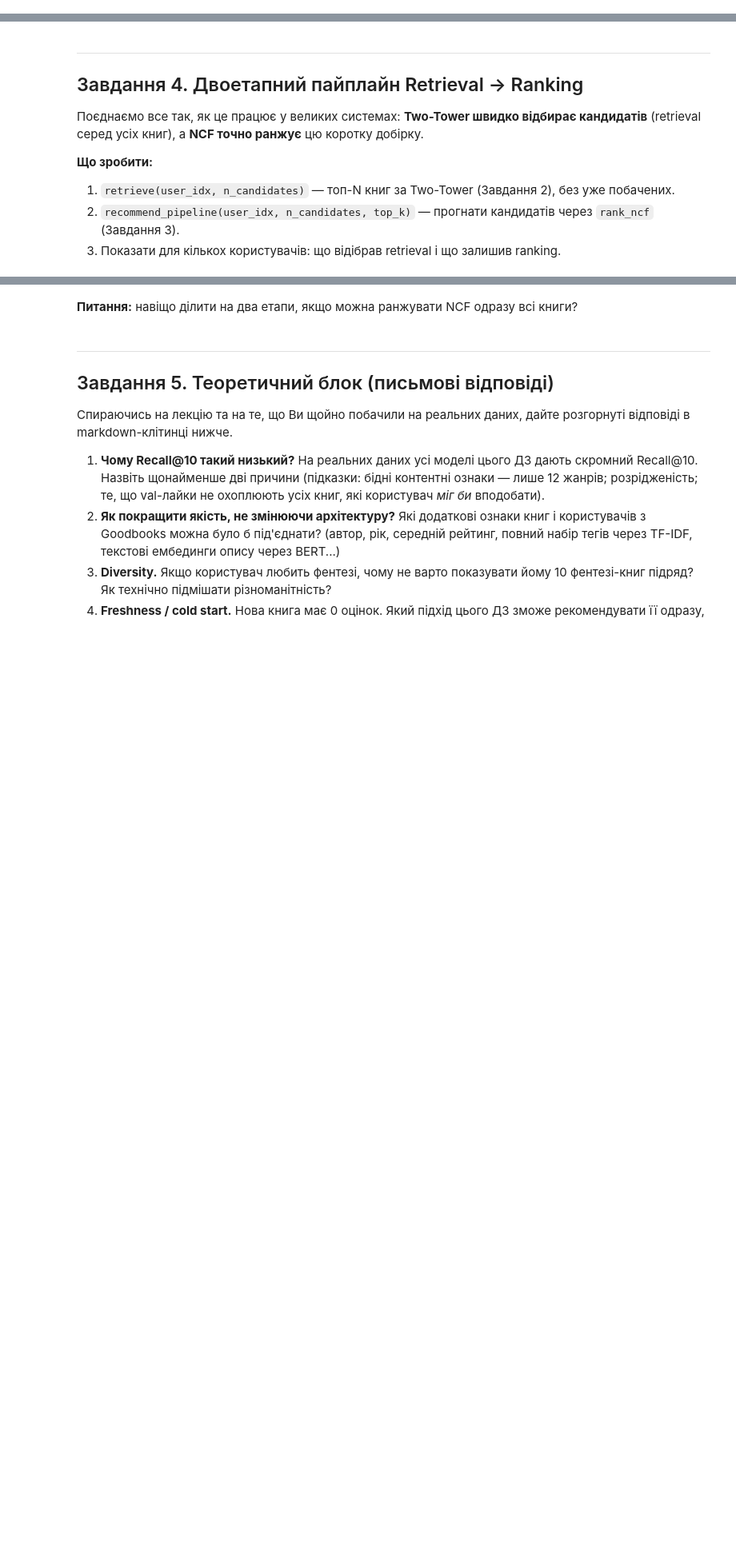
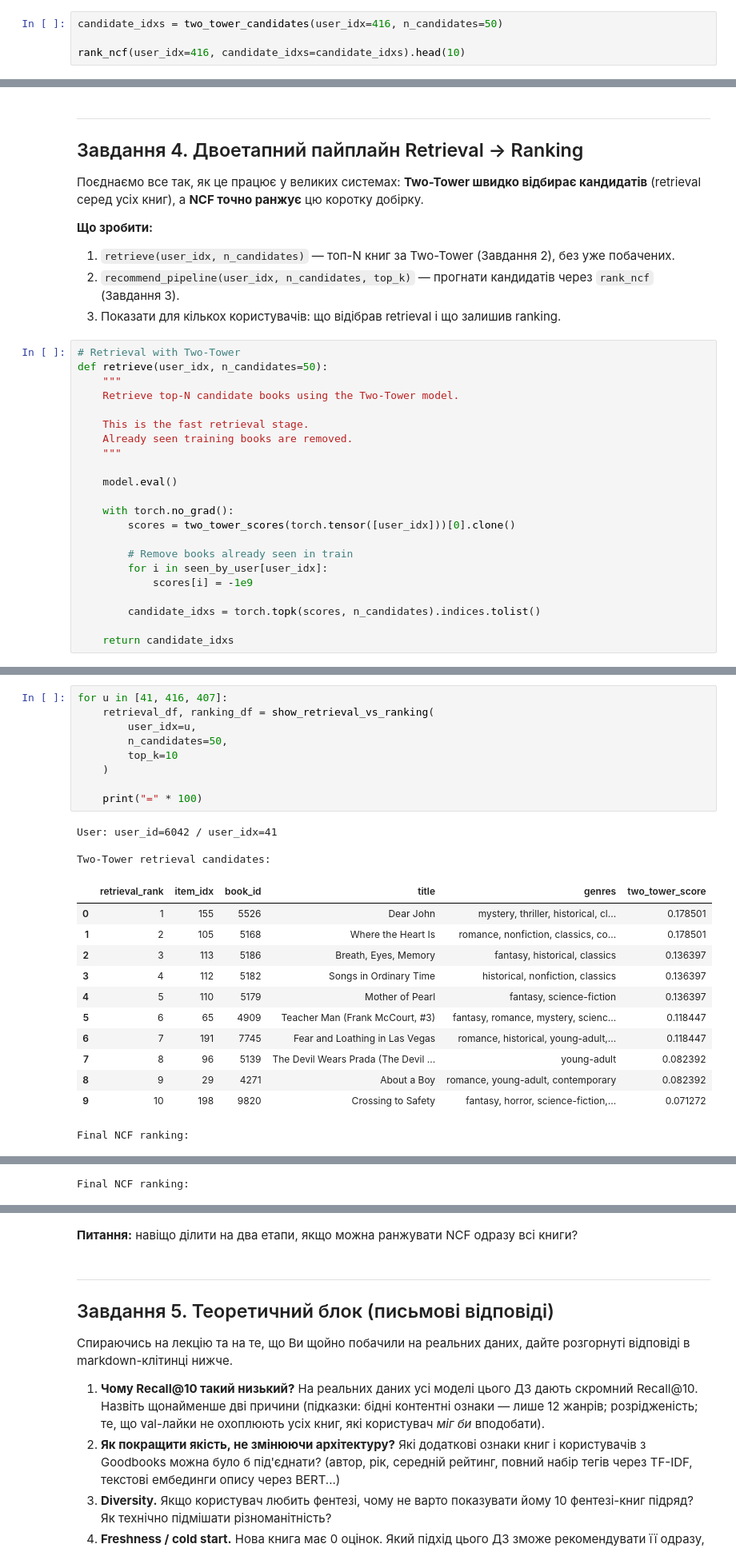
Before and after one commit to Maxstef/data-loves-ml-for-people-course, a Jupyter notebook: notebooks/7_recommendations/HW_RecSys_Goodbooks.ipynb, the cells around one changed output, grey strips where cells are left out. Shown at 80% size. Cells and saved outputs as stored; diff of their text form; blank space fills up the shorter version.

Commit message:
HW RecSys sub-tasks 2-4 - 2 tower architecture, NCF and retrival & ranking pipeline

```diff
--- a/notebooks/7_recommendations/HW_RecSys_Goodbooks.ipynb
+++ b/notebooks/7_recommendations/HW_RecSys_Goodbooks.ipynb
@@ -915,0 +1708,4 @@ Recall@10 is low because the Vector Space Model uses only simple genre-based con
+# %%
+candidate_idxs = two_tower_candidates(user_idx=416, n_candidates=50)
+
+rank_ncf(user_idx=416, candidate_idxs=candidate_idxs).head(10)
@@ -924,3 +1732,25 @@ Recall@10 is low because the Vector Space Model uses only simple genre-based con
 1. `retrieve(user_idx, n_candidates)` — топ-N книг за Two-Tower (Завдання 2), без уже побачених.
 2. `recommend_pipeline(user_idx, n_candidates, top_k)` — прогнати кандидатів через `rank_ncf` (Завдання 3).
 3. Показати для кількох користувачів: що відібрав retrieval і що залишив ranking.
+# %%
+# Retrieval with Two-Tower
+def retrieve(user_idx, n_candidates=50):
+    """
+    Retrieve top-N candidate books using the Two-Tower model.
+
+    This is the fast retrieval stage.
+    Already seen training books are removed.
+    """
+
+    model.eval()
+
+    with torch.no_grad():
+        scores = two_tower_scores(torch.tensor([user_idx]))[0].clone()
+
+        # Remove books already seen in train
+        for i in seen_by_user[user_idx]:
+            scores[i] = -1e9
+
+        candidate_idxs = torch.topk(scores, n_candidates).indices.tolist()
+
+    return candidate_idxs
@@ -926,0 +1841,25 @@ Recall@10 is low because the Vector Space Model uses only simple genre-based con
+# %%
+for u in [41, 416, 407]:
+    retrieval_df, ranking_df = show_retrieval_vs_ranking(
+        user_idx=u,
+        n_candidates=50,
+        top_k=10
+    )
+
+    print("=" * 100)
+# %% [output]
+User: user_id=6042 / user_idx=41
+
+Two-Tower retrieval candidates:
+|  | retrieval_rank | item_idx | book_id | title | genres | two_tower_score |
+| 0 | 1 | 155 | 5526 | Dear John | mystery, thriller, historical, cl... | 0.178501 |
+| 1 | 2 | 105 | 5168 | Where the Heart Is | romance, nonfiction, classics, co... | 0.178501 |
+| 2 | 3 | 113 | 5186 | Breath, Eyes, Memory | fantasy, historical, classics | 0.136397 |
+| 3 | 4 | 112 | 5182 | Songs in Ordinary Time | historical, nonfiction, classics | 0.136397 |
+| 4 | 5 | 110 | 5179 | Mother of Pearl | fantasy, science-fiction | 0.136397 |
+| 5 | 6 | 65 | 4909 | Teacher Man (Frank McCourt, #3) | fantasy, romance, mystery, scienc... | 0.118447 |
+| 6 | 7 | 191 | 7745 | Fear and Loathing in Las Vegas | romance, historical, young-adult,... | 0.118447 |
+| 7 | 8 | 96 | 5139 | The Devil Wears Prada (The Devil ... | young-adult | 0.082392 |
+| 8 | 9 | 29 | 4271 | About a Boy | romance, young-adult, contemporary | 0.082392 |
+| 9 | 10 | 198 | 9820 | Crossing to Safety | fantasy, horror, science-fiction,... | 0.071272 |
+Final NCF ranking:
@@ -926,0 +1892 @@ Recall@10 is low because the Vector Space Model uses only simple genre-based con
+Final NCF ranking:
```
Also changed, not shown: parts of 52 cells of this notebook.
